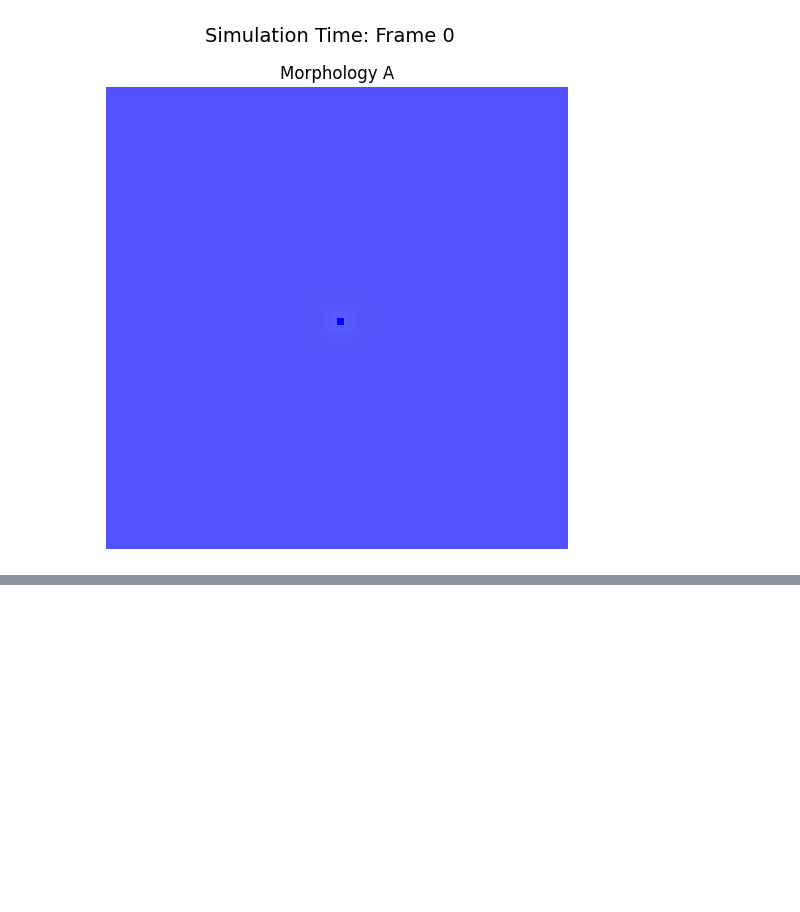
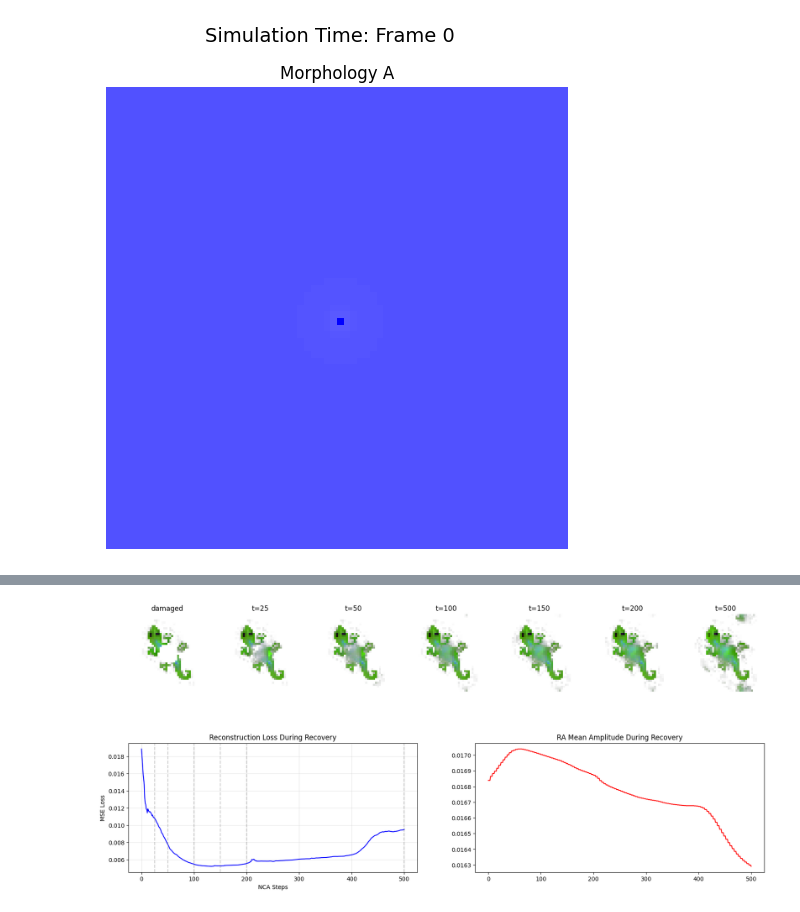
Before and after one commit to lshofsl/Thesis, a Jupyter notebook: NCA_w_RAmod.ipynb, the cells around one changed output, grey strips where cells are left out. Cells and saved outputs as stored; diff of their text form; code cells hidden in the pictures; blank space fills up the shorter version.

```diff
--- a/NCA_w_RAmod.ipynb
+++ b/NCA_w_RAmod.ipynb
@@ -450,3 +551,7 @@ with torch.no_grad():
+# %%
+visualize_regeneration(nca, seed, base, "center_circle")
+# %% [output]
+[figure, added]
 # %%
 
 import torchvision.transforms.v2.functional as TF
```
Also changed, not shown: parts of 7 cells of this notebook.
